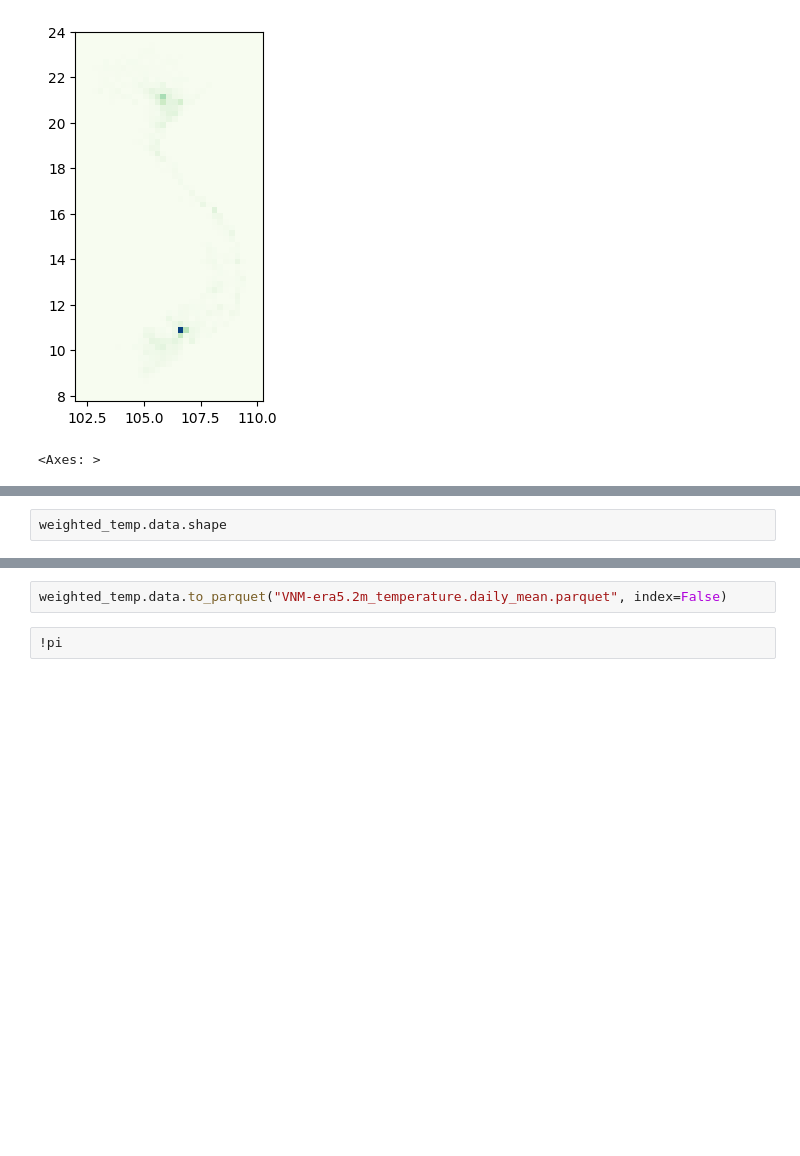
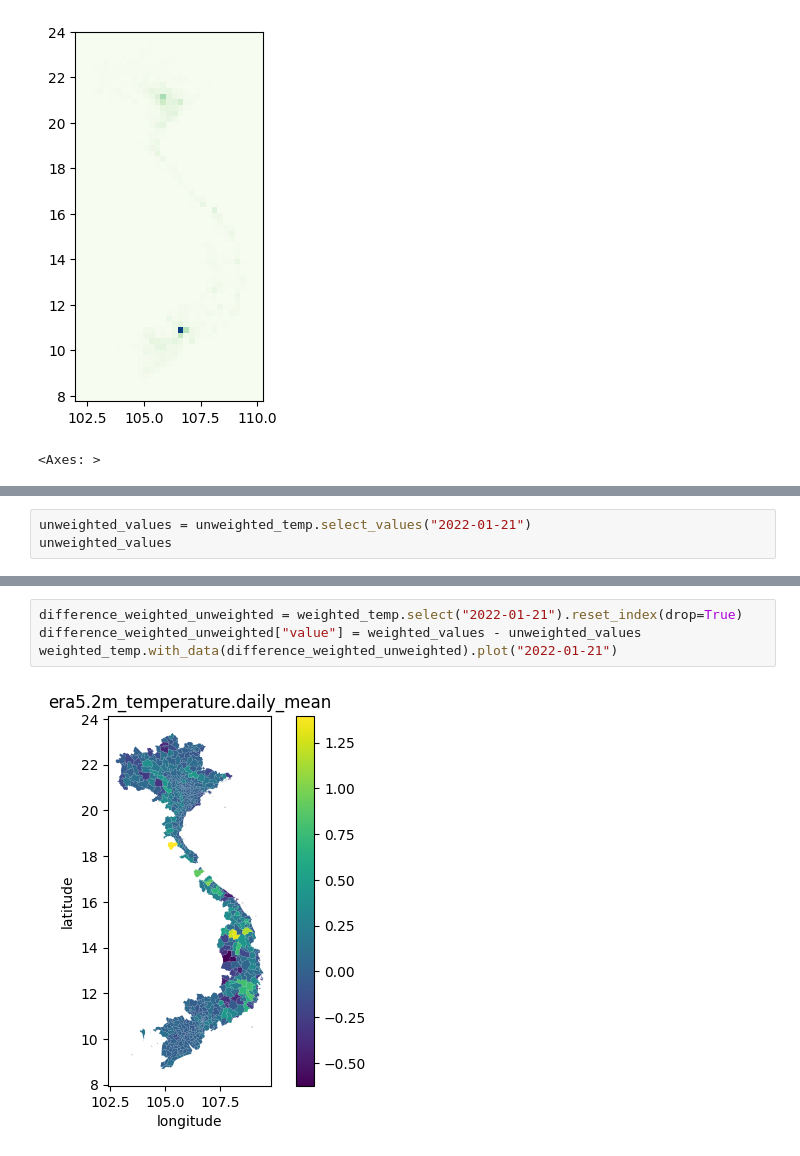
Before and after one commit to kraemer-lab/geoglue, a Jupyter notebook: notebooks/xarray_exactextract.ipynb, the cells around one changed output, grey strips where cells are left out. Drawn from its saved outputs; the diff is of its cells as text; blank space fills up the shorter version.

```diff
--- a/notebooks/xarray_exactextract.ipynb
+++ b/notebooks/xarray_exactextract.ipynb
@@ -38,3 +68,4 @@ weighted_temp.plot("2022-01-01")
 # %%
-weighted_temp.data.shape
+unweighted_values = unweighted_temp.select_values("2022-01-21")
+unweighted_values
 # %% [output]
@@ -42,4 +84,6 @@ weighted_temp.data.shape
-# %%
-weighted_temp.data.to_parquet("VNM-era5.2m_temperature.daily_mean.parquet", index=False)
-# %%
-!pi
+# %%
+difference_weighted_unweighted = weighted_temp.select("2022-01-21").reset_index(drop=True)
+difference_weighted_unweighted["value"] = weighted_values - unweighted_values
+weighted_temp.with_data(difference_weighted_unweighted).plot("2022-01-21")
+# %% [output]
+[figure, added]
```
Also changed, not shown: parts of 10 cells of this notebook, 2 other files.
